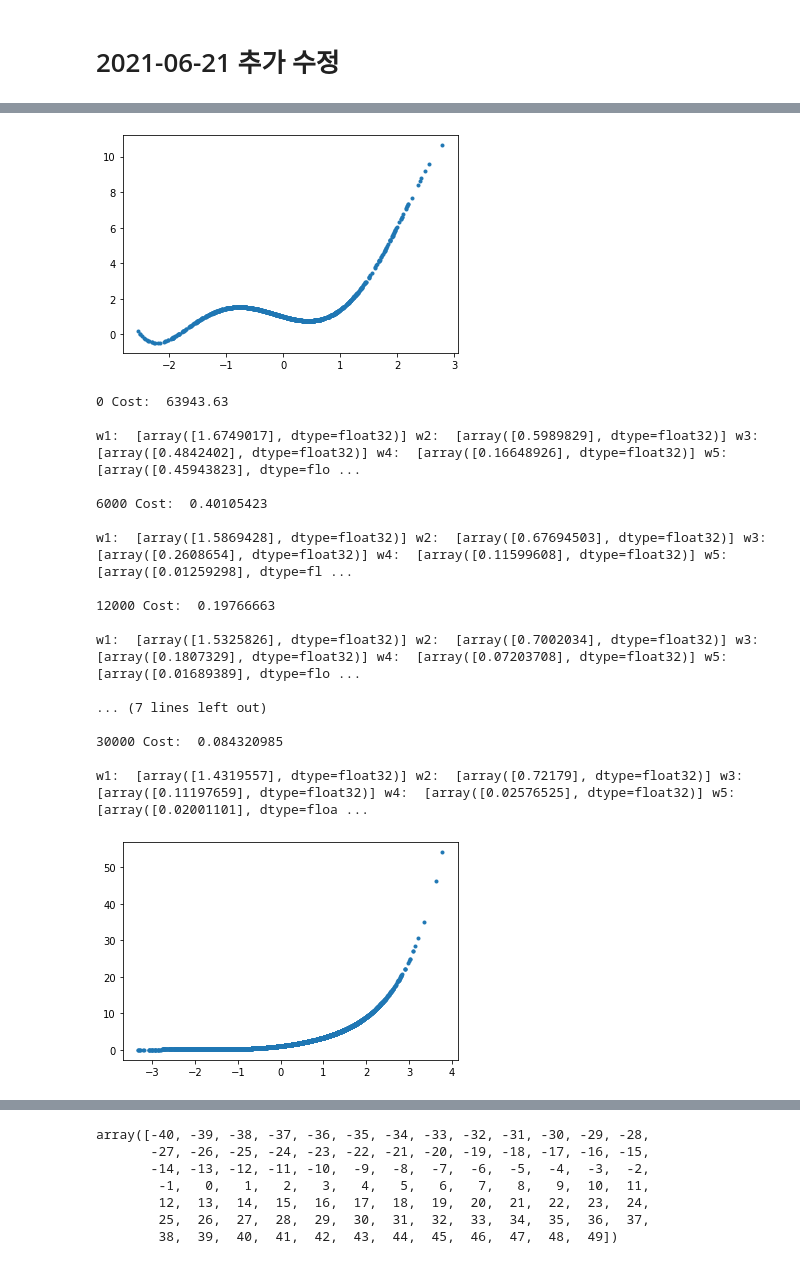
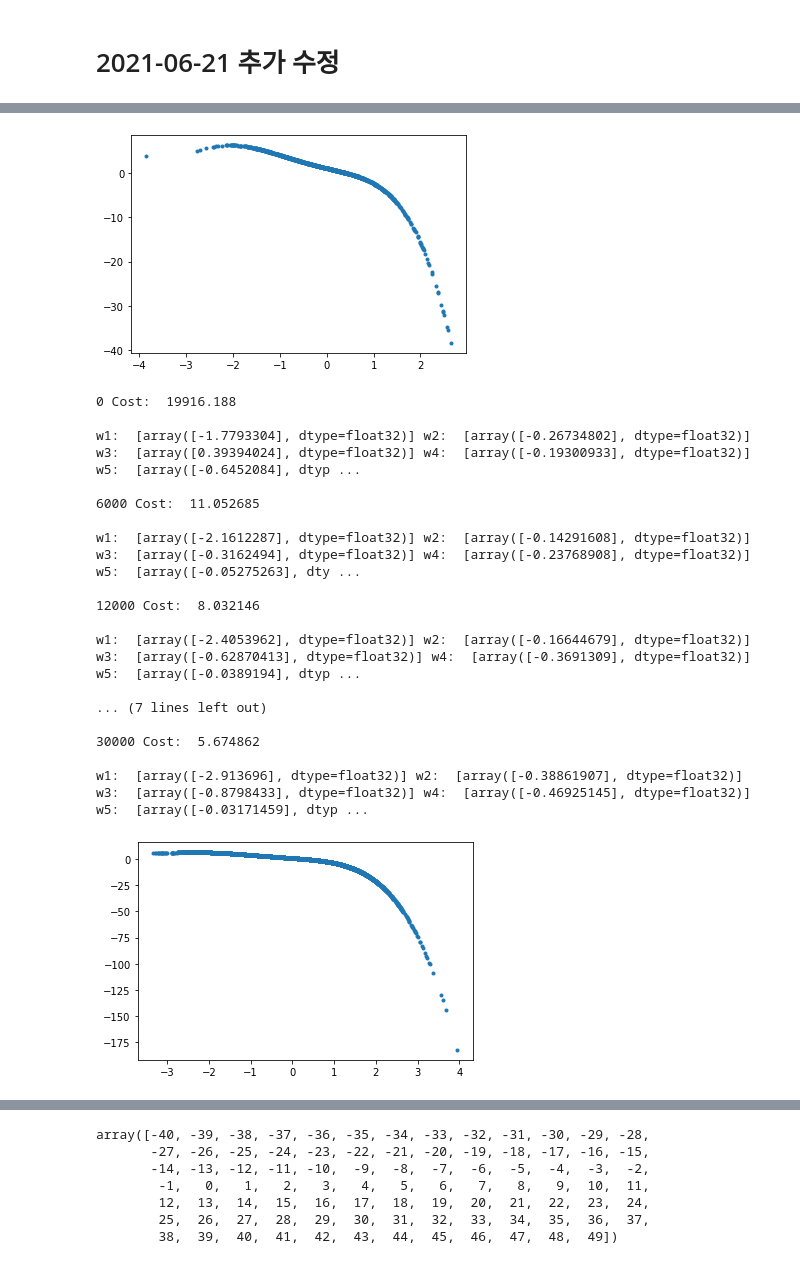
Before and after one commit to KyungRyeolBaek/study, a Jupyter notebook: AI study/Linear Regression/2021-06-21_linear_regression_1.ipynb, the cells around one changed output, grey strips where cells are left out. Cells and saved outputs as stored; diff of their text form; code cells hidden in the pictures.

```diff
--- a/AI study/Linear Regression/2021-06-21_linear_regression_1.ipynb
+++ b/AI study/Linear Regression/2021-06-21_linear_regression_1.ipynb
@@ -247,7 +284,7 @@ def graph_N(w_number, x_number, step_number):
   for i in range(1, w_number + 1):
     globals()['w{}'.format(i)] = tf.Variable(tf.random_normal([1]), name = 'weight{}'.format(i))
     y += globals()['w{}'.format(i)]*(x**i)  # y = 1 + w1*(x) + w2*(x**2) + w3*(x**3) + w4*(x**4) + w5*(x**5) + w6*(x**6)
-    y += neural_network(W, x)[0][0]
+    # y += neural_network(W, x)[0][0]
     yprime += i*globals()['w{}'.format(i)]*(x**(i-1))  # yprime = w1 + 2*w2*x + 3*w3*(x**2) + 4*w4*(x**3) + 5*w5*(x**4) + 6*w6*(x**5)
     yprime += d_neural_network_dx(W, 1)
   cost = tf.reduce_mean(tf.square(yprime - y))
@@ -278,5 +360,5 @@ def graph_N(w_number, x_number, step_number):
 # %%
-graph(6, 100, 30000)
-graph(6, 1000, 30000)
-graph(6, 10000, 30000)
+graph_N(6, 100, 30000)
+graph_N(6, 1000, 30000)
+graph_N(6, 10000, 30000)
 # %% [output]
@@ -318,22 +400,22 @@ w1:  [array([-0.9030613], dtype=float32)] w2:  [array([0.42750084], dtype=float3
-[figure, old version]
+[figure, new version]
-0 Cost:  63943.63
+0 Cost:  19916.188
 
-w1:  [array([1.6749017], dtype=float32)] w2:  [array([0.5989829], dtype=float32)] w3:  [array([0.4842402], dtype=float32)] w4:  [array([0.16648926], dtype=float32)] w5:  [array([0.45943823], dtype=flo ...
+w1:  [array([-1.7793304], dtype=float32)] w2:  [array([-0.26734802], dtype=float32)] w3:  [array([0.39394024], dtype=float32)] w4:  [array([-0.19300933], dtype=float32)] w5:  [array([-0.6452084], dtyp ...
 
-6000 Cost:  0.40105423
+6000 Cost:  11.052685
 
-w1:  [array([1.5869428], dtype=float32)] w2:  [array([0.67694503], dtype=float32)] w3:  [array([0.2608654], dtype=float32)] w4:  [array([0.11599608], dtype=float32)] w5:  [array([0.01259298], dtype=fl ...
+w1:  [array([-2.1612287], dtype=float32)] w2:  [array([-0.14291608], dtype=float32)] w3:  [array([-0.3162494], dtype=float32)] w4:  [array([-0.23768908], dtype=float32)] w5:  [array([-0.05275263], dty ...
 
-12000 Cost:  0.19766663
+12000 Cost:  8.032146
 
-w1:  [array([1.5325826], dtype=float32)] w2:  [array([0.7002034], dtype=float32)] w3:  [array([0.1807329], dtype=float32)] w4:  [array([0.07203708], dtype=float32)] w5:  [array([0.01689389], dtype=flo ...
+w1:  [array([-2.4053962], dtype=float32)] w2:  [array([-0.16644679], dtype=float32)] w3:  [array([-0.62870413], dtype=float32)] w4:  [array([-0.3691309], dtype=float32)] w5:  [array([-0.0389194], dtyp ...
 
 ... (7 lines left out)
 
-30000 Cost:  0.084320985
+30000 Cost:  5.674862
 
-w1:  [array([1.4319557], dtype=float32)] w2:  [array([0.72179], dtype=float32)] w3:  [array([0.11197659], dtype=float32)] w4:  [array([0.02576525], dtype=float32)] w5:  [array([0.02001101], dtype=floa ...
+w1:  [array([-2.913696], dtype=float32)] w2:  [array([-0.38861907], dtype=float32)] w3:  [array([-0.8798433], dtype=float32)] w4:  [array([-0.46925145], dtype=float32)] w5:  [array([-0.03171459], dtyp ...
-[figure, old version]
+[figure, new version]
 # %%
 x = np.array([i for i in range(-40, 50, 1)])
 plt.figure(figsize = (20, 10))
```
Also changed, not shown: parts of 6 cells of this notebook.
